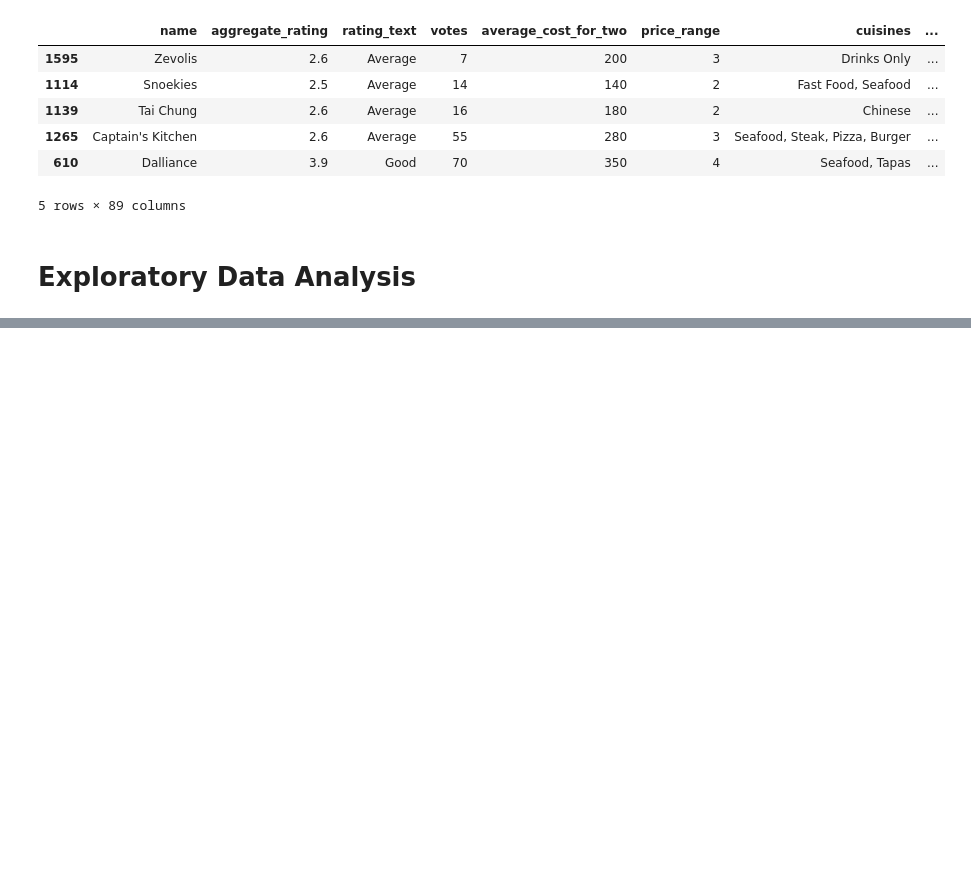
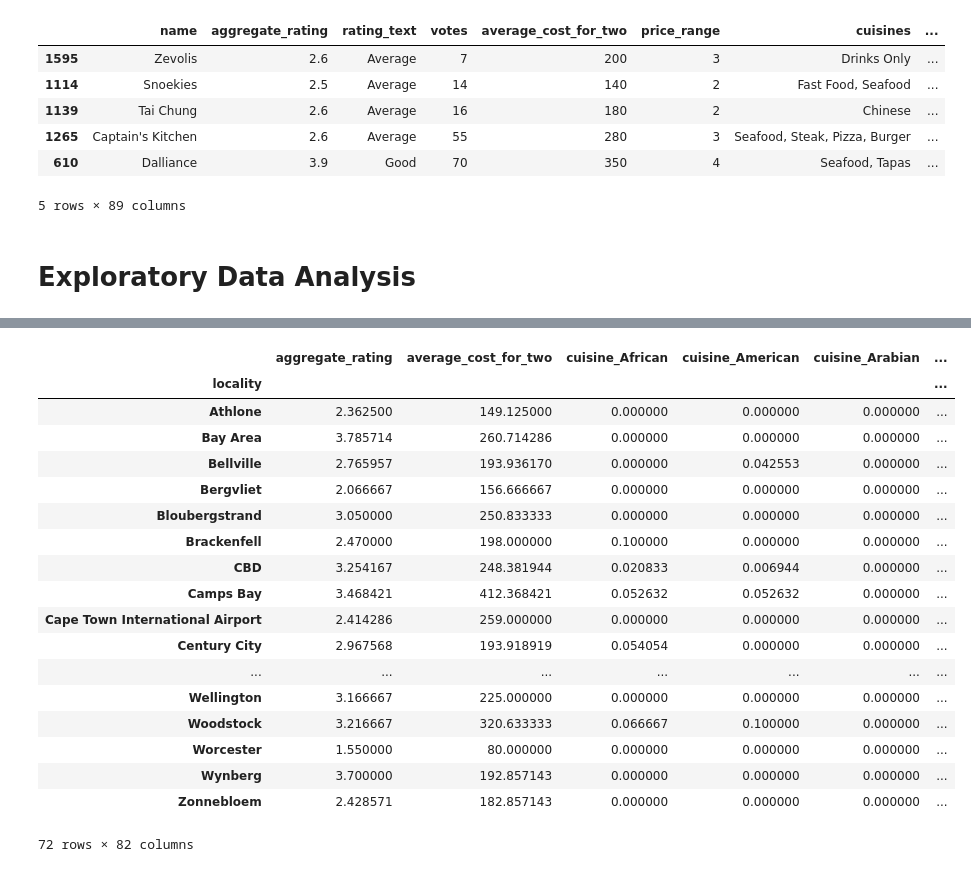
Before and after one commit to dorond/zomato-ct-analysis, a Jupyter notebook: Cape Town Restaurant Analysis using Zomato Data.ipynb, the cells around one changed output, grey strips where cells are left out. Saved outputs shown, nothing was run; the diff lists cells and outputs as text; code cells hidden in the pictures; blank space fills up the shorter version.

```diff
--- a/Cape Town Restaurant Analysis using Zomato Data.ipynb
+++ b/Cape Town Restaurant Analysis using Zomato Data.ipynb
@@ -735,0 +802,23 @@ data.sort_values("aggregate_rating", ascending=False, inplace=False).to_csv('pro
+# %%
+df_suburb = data.pivot_table(index="locality")
+df_suburb
+# %% [output]
+|  | aggregate_rating | average_cost_for_two | cuisine_African | cuisine_American | cuisine_Arabian | ... |
+| locality |  |  |  |  |  | ... |
+| Athlone | 2.362500 | 149.125000 | 0.000000 | 0.000000 | 0.000000 | ... |
+| Bay Area | 3.785714 | 260.714286 | 0.000000 | 0.000000 | 0.000000 | ... |
+| Bellville | 2.765957 | 193.936170 | 0.000000 | 0.042553 | 0.000000 | ... |
+| Bergvliet | 2.066667 | 156.666667 | 0.000000 | 0.000000 | 0.000000 | ... |
+| Bloubergstrand | 3.050000 | 250.833333 | 0.000000 | 0.000000 | 0.000000 | ... |
+| Brackenfell | 2.470000 | 198.000000 | 0.100000 | 0.000000 | 0.000000 | ... |
+| CBD | 3.254167 | 248.381944 | 0.020833 | 0.006944 | 0.000000 | ... |
+| Camps Bay | 3.468421 | 412.368421 | 0.052632 | 0.052632 | 0.000000 | ... |
+| Cape Town International Airport | 2.414286 | 259.000000 | 0.000000 | 0.000000 | 0.000000 | ... |
+| Century City | 2.967568 | 193.918919 | 0.054054 | 0.000000 | 0.000000 | ... |
+| ... | ... | ... | ... | ... | ... | ... |
+| Wellington | 3.166667 | 225.000000 | 0.000000 | 0.000000 | 0.000000 | ... |
+| Woodstock | 3.216667 | 320.633333 | 0.066667 | 0.100000 | 0.000000 | ... |
+| Worcester | 1.550000 | 80.000000 | 0.000000 | 0.000000 | 0.000000 | ... |
+| Wynberg | 3.700000 | 192.857143 | 0.000000 | 0.000000 | 0.000000 | ... |
+| Zonnebloem | 2.428571 | 182.857143 | 0.000000 | 0.000000 | 0.000000 | ... |
+72 rows × 82 columns
```
Also changed, not shown: parts of 11 cells of this notebook.
